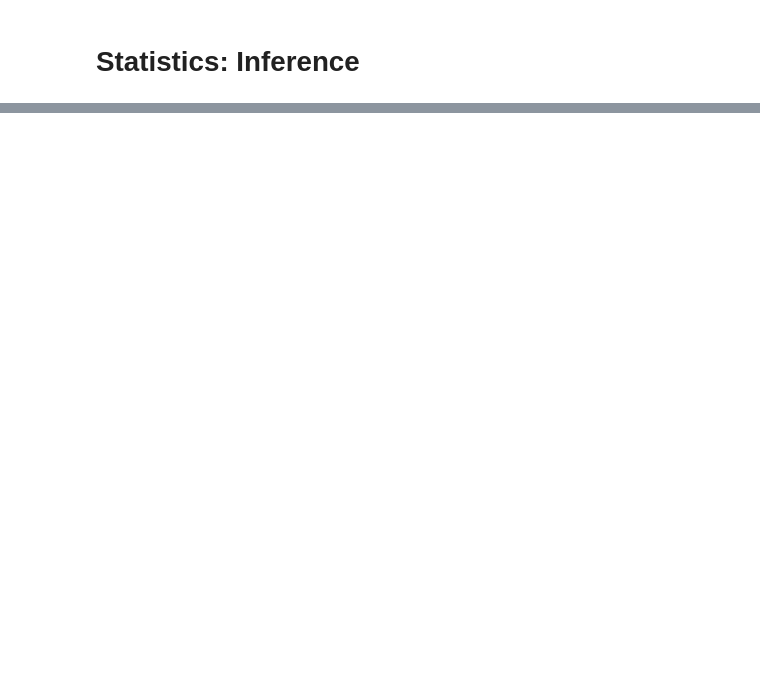
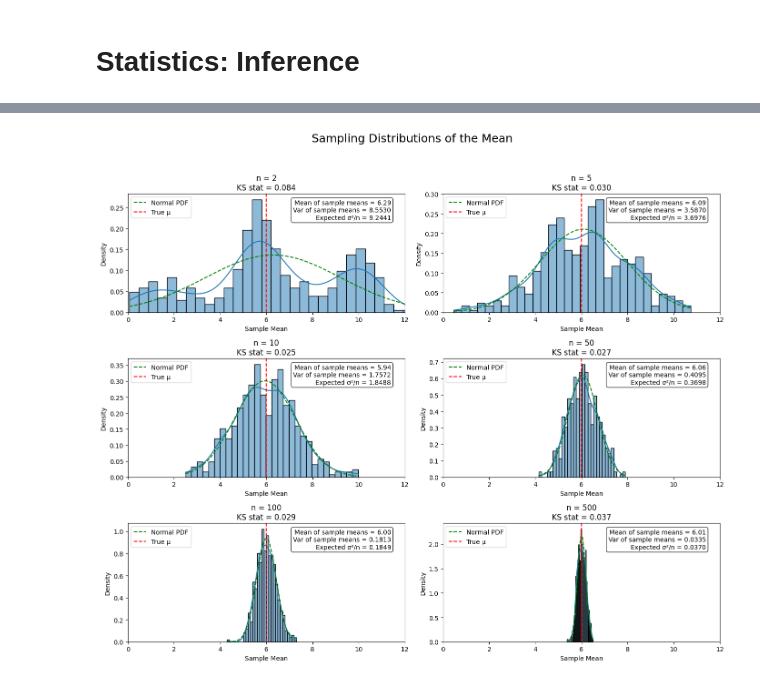
Before and after one commit to leandroohf/statistics, a Jupyter notebook: statistics_inference_cheat_sheet.ipynb, the cells around one changed output, grey strips where cells are left out. Saved outputs shown, nothing was run; the diff lists cells and outputs as text; code cells hidden in the pictures; blank space fills up the shorter version.

```diff
--- a/statistics_inference_cheat_sheet.ipynb
+++ b/statistics_inference_cheat_sheet.ipynb
@@ -39,0 +60,6 @@
+# %%
+from utils import plot_sampling_distributions
+
+plot_sampling_distributions(population,sample_sizes=[2, 5, 10, 50, 100, 500], num_samples=500)
+# %% [output]
+[figure, added]
```
Also changed, not shown: parts of 37 cells of this notebook, 1 other file.
